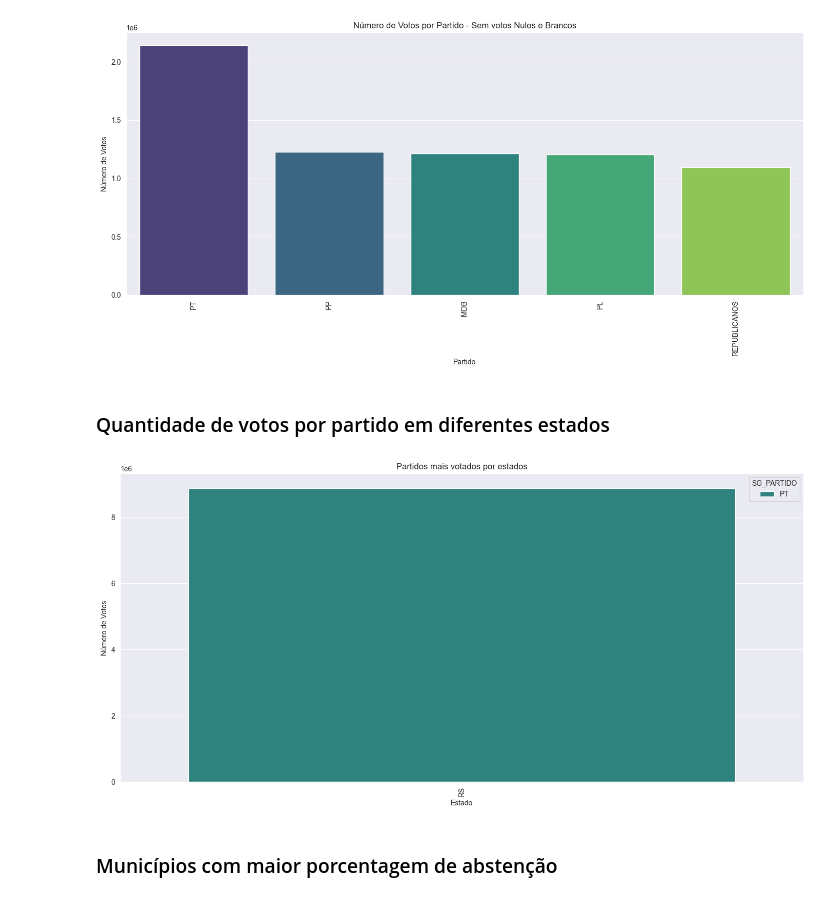
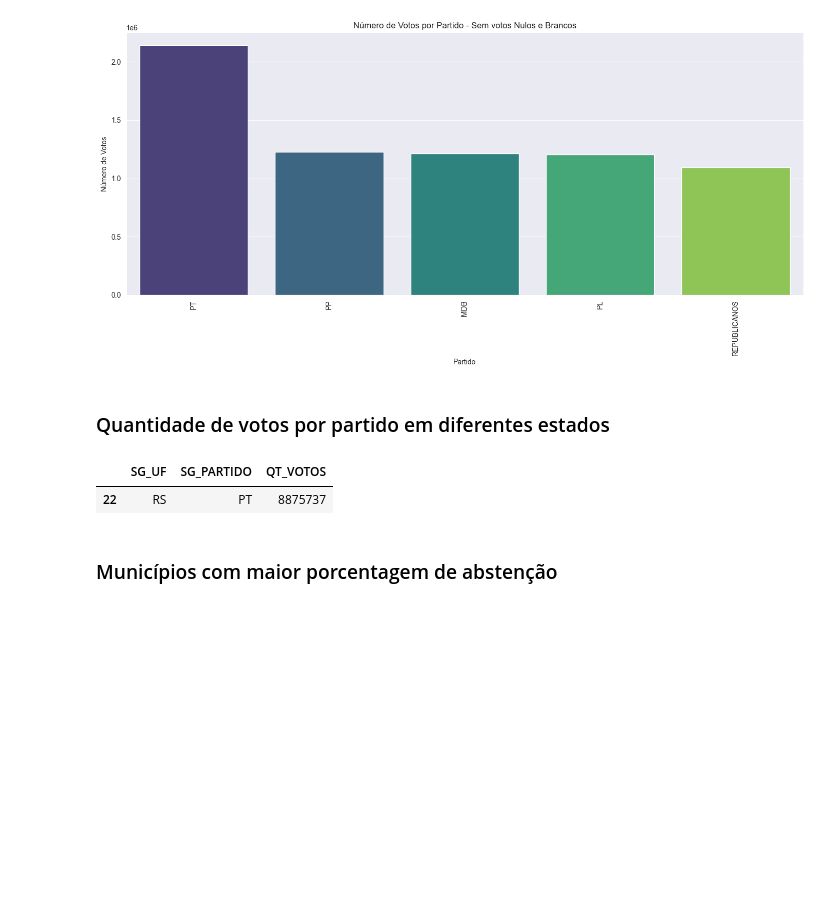
Before and after one commit to LeonardoBerlatto/data-processing-tse-study, a Jupyter notebook: notebook-leo.ipynb, the cells around one changed output. Cells and saved outputs as stored; diff of their text form; code cells hidden in the pictures; blank space fills up the shorter version.

```diff
--- a/notebook-leo.ipynb
+++ b/notebook-leo.ipynb
@@ -581,23 +596,16 @@ plt.show()
 # %% [markdown]
 ### Quantidade de votos por partido em diferentes estados
 # %%
-votos_por_estado_partido = resultados_df[['SG_UF', 'SG_PARTIDO', 'QT_VOTOS']]
+votos_por_estado_partido = resultados[['SG_UF', 'SG_PARTIDO', 'QT_VOTOS']]
 
 votos_por_estado_partido = votos_por_estado_partido.groupby(['SG_UF', 'SG_PARTIDO'])['QT_VOTOS'].sum().reset_index()
 
 partido_mais_votado_por_estado = votos_por_estado_partido.loc[votos_por_estado_partido.groupby('SG_UF')['QT_VOTOS'].idxmax()]
 
-# Plot the data
-plt.figure(figsize=(14, 7))
-sns.barplot(x='SG_UF', y='QT_VOTOS', hue='SG_PARTIDO', data=partido_mais_votado_por_estado, palette='viridis')
-plt.title('Partidos mais votados por estados')
-plt.xlabel('Estado')
-plt.ylabel('Número de Votos')
-plt.xticks(rotation=90)
-plt.tight_layout()
-plt.show()
+partido_mais_votado_por_estado.head()
 # %% [output]
-[figure, removed]
+|  | SG_UF | SG_PARTIDO | QT_VOTOS |
+| 22 | RS | PT | 8875737 |
 # %% [markdown]
 ### Municípios com maior porcentagem de abstenção
 # %%
```
Also changed, not shown: parts of 27 cells of this notebook.
